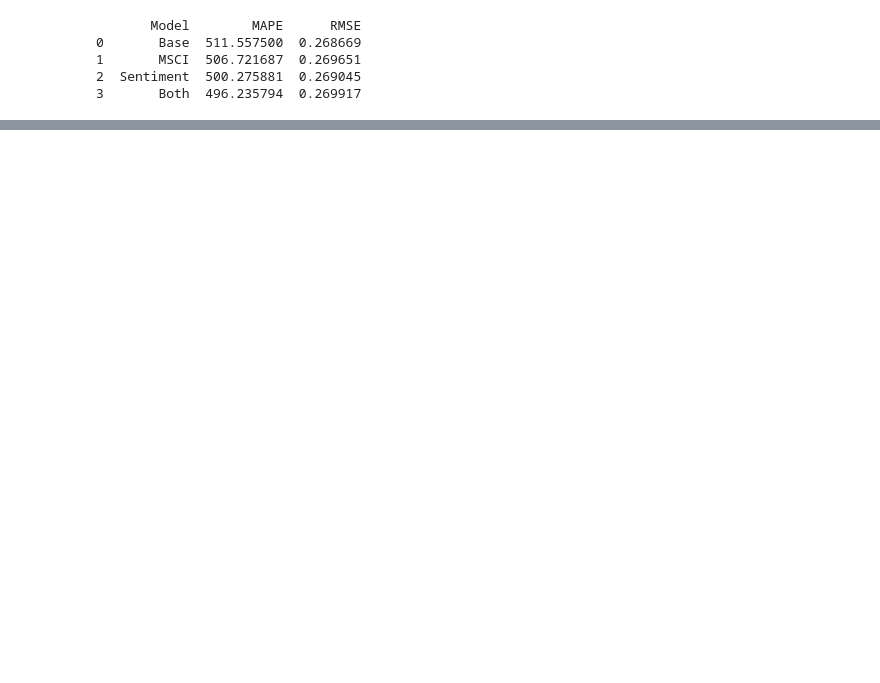
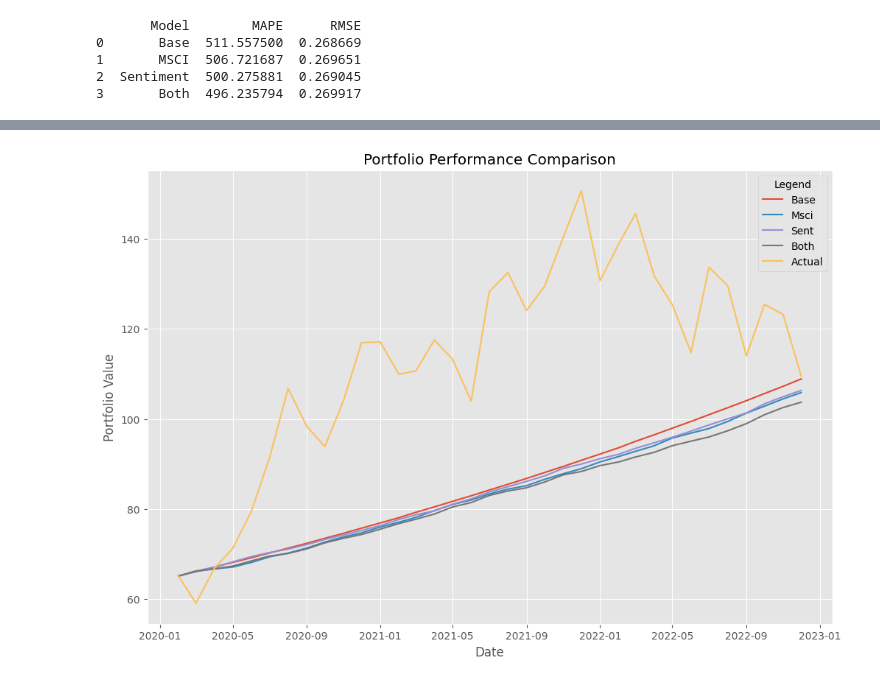
Before and after one commit to MDrschl/SalesEQ, a Jupyter notebook: TimeseriesModelling.ipynb, the cells around one changed output, grey strips where cells are left out. Saved outputs shown, nothing was run; the diff lists cells and outputs as text; code cells hidden in the pictures; blank space fills up the shorter version.

```diff
--- a/TimeseriesModelling.ipynb
+++ b/TimeseriesModelling.ipynb
@@ -375,0 +357,17 @@ plt.plot(test.index, pboth, label='Both Exo Model', color='orange')
+# %%
+
+plt.figure(figsize=(12, 8))
+plt.style.use('ggplot')
+
+for column in portfolio_series_df.columns:
+    plt.plot(portfolio_series_df.index, portfolio_series_df[column], label=column)
+
+plt.title('Portfolio Performance Comparison')
+plt.xlabel('Date')
+plt.ylabel('Portfolio Value')
+plt.legend(title='Legend')
+plt.grid(True)
+
+plt.show()
+# %% [output]
+[figure, added]
```
Also changed, not shown: parts of 14 cells of this notebook, 3 other files.
